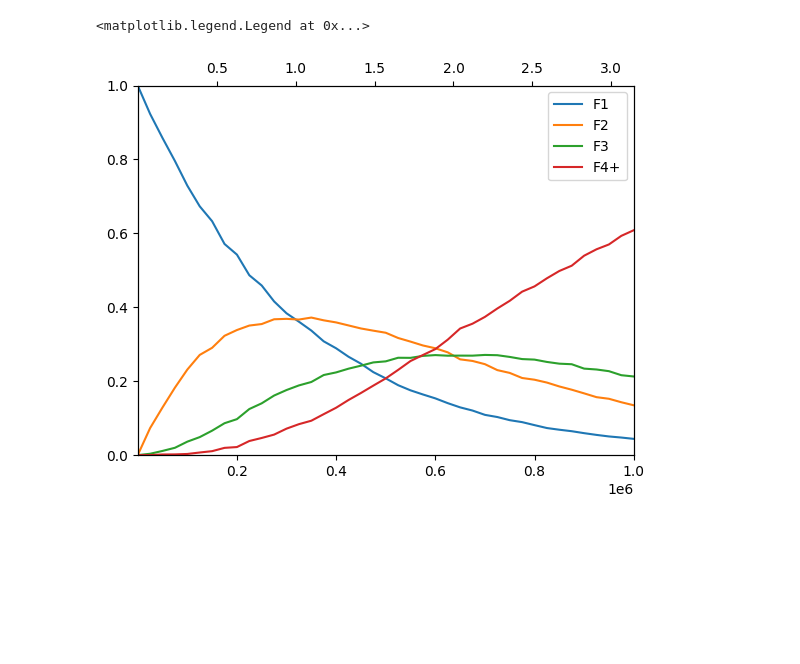
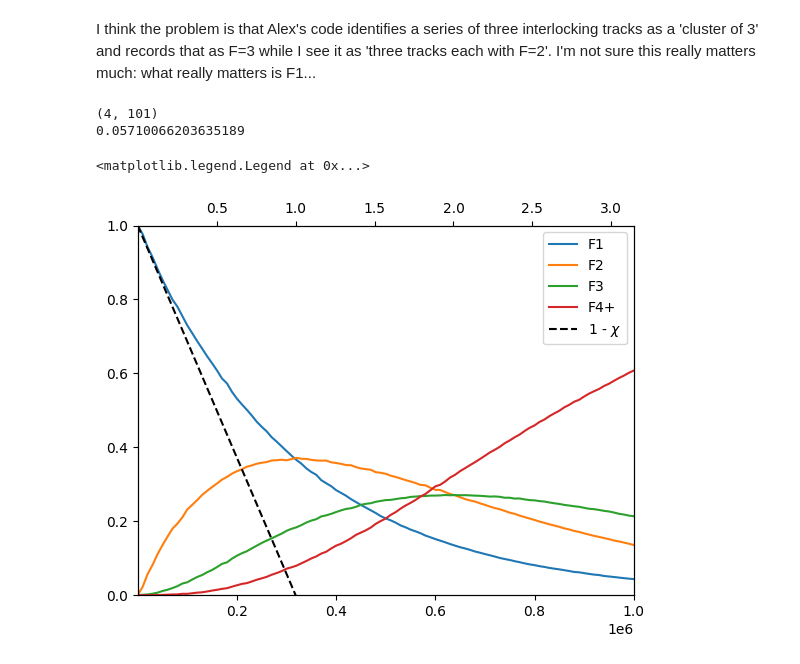
Before and after one commit to pheuer/cr39py, a Jupyter notebook: src/cr39py/run_mcmc.ipynb, the cells around one changed output. Saved outputs shown, nothing was run; the diff lists cells and outputs as text; code cells hidden in the pictures; blank space fills up the shorter version.

```diff
--- a/src/cr39py/run_mcmc.ipynb
+++ b/src/cr39py/run_mcmc.ipynb
@@ -23,8 +25,10 @@ Trying to reprroduce this figure from Alex's paper
 ![image-2.png](attachment:image-2.png)
 # %%
 mc = MonteCarloTrackOverlap(framesize=300, diameters_mean=10, diameters_std=0, border=15)
-track_densities = np.arange(1, 1e6+2.5e4, 2.5e4) # tracks/cm^2
+#track_densities = np.arange(1, 1e6+1e4, 1e4) # tracks/cm^2
+track_densities = np.logspace(3, 6.5, num=30)
+print(track_densities)
 chi = track_densities * np.pi * (mc.diameters_mean * 1e-4)**2
-Farr = mc.run_curve(track_densities, 5)
+Farr = mc.run_curve(track_densities, 100)
 # Set the first value explicitly: it can be wrong if the one track goes in a border region
 Farr[:,0] = 1,0,0,0
@@ -31,16 +44,26 @@ Farr[:,0] = 1,0,0,0
+# %% [markdown]
+I think the problem is that Alex's code identifies a series of three interlocking tracks as a 'cluster of 3' and records that as F=3 while I see it as 'three tracks each with F=2'. I'm not sure this really matters much: what really matters is F1...
 # %%
 fig, ax = plt.subplots()
 ax.set_ylim(0,1)
 ax.set_xlim(np.min(track_densities), np.max(track_densities))
 
+print(Farr.shape)
+ind = np.argmin(np.abs(track_densities - 2.5e4))
+print(Farr[1,ind])
+
 for i,lbl in enumerate(['F1', "F2", "F3", "F4+"]):
     ax.plot(track_densities, Farr[i, :], label=lbl)
+
+ax.plot(track_densities, 1-chi, linestyle='dashed', color='black', label='1 - $\chi$')
 
 
 ax2 = ax.twiny()
 ax2.set_xlim(np.min(chi), np.max(chi))
 
 ax.legend(loc='upper right')
 # %% [output]
-<matplotlib.legend.Legend at 0x...>
+(4, 101)
+0.05710066203635189
+<matplotlib.legend.Legend at 0x...>
-[figure, old version]
+[figure, new version]
```
Also changed, not shown: parts of 6 cells of this notebook, 1 other file.
